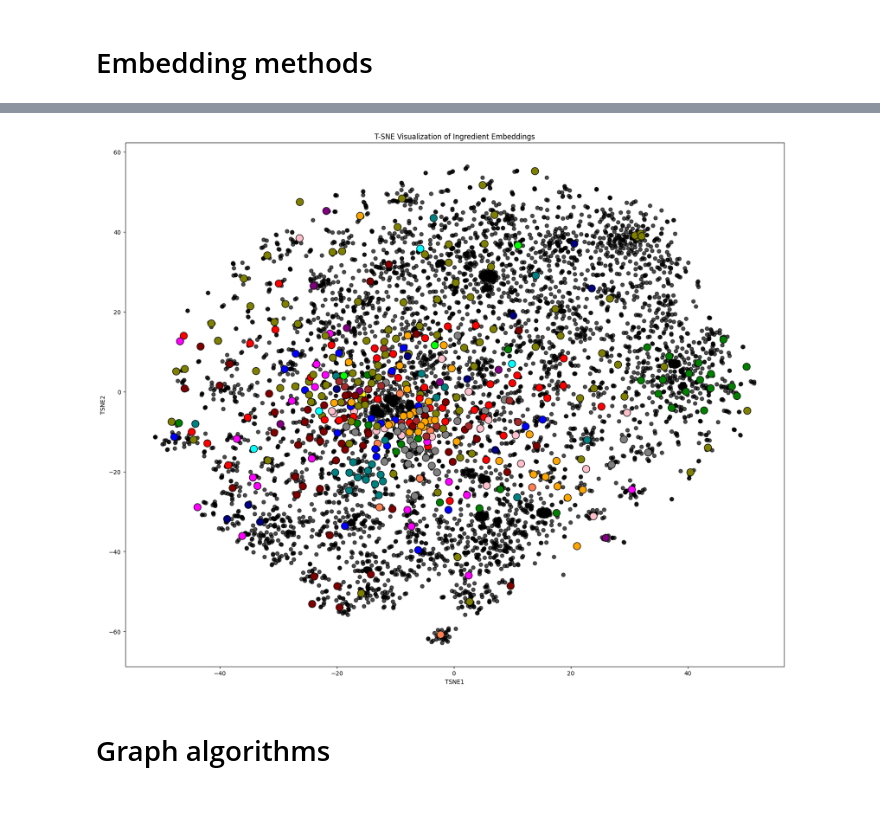
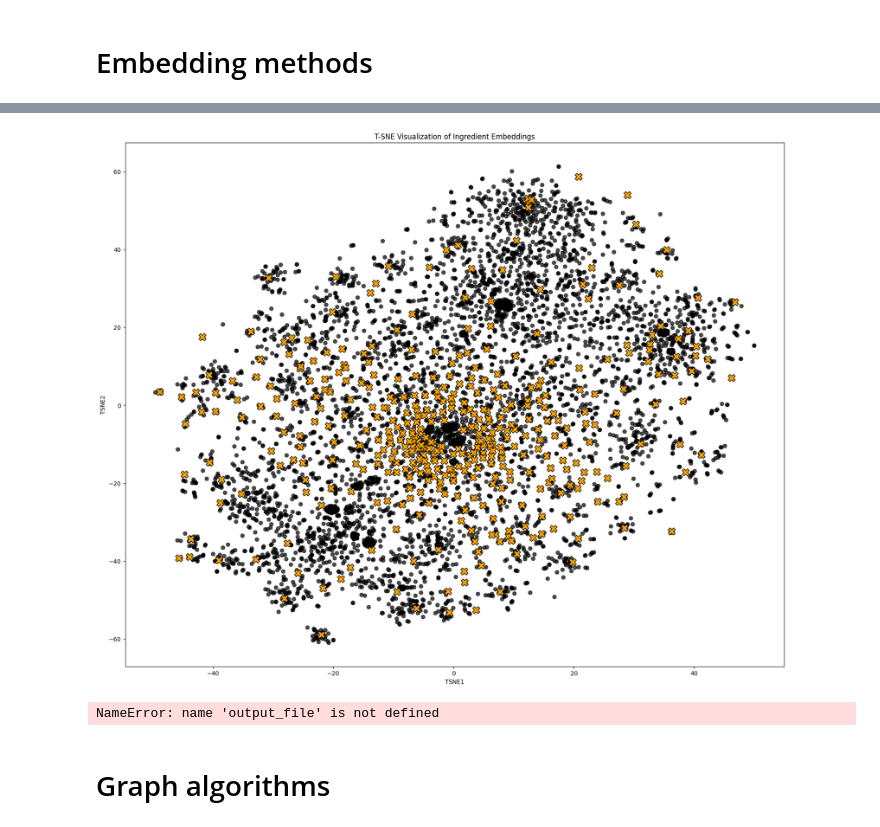
Before and after one commit to Marcrulo/ElevateMyDish, a Jupyter notebook: src/main.ipynb, the cells around one changed output, grey strips where cells are left out. Saved outputs shown, nothing was run; the diff lists cells and outputs as text; code cells hidden in the pictures.

```diff
--- a/src/main.ipynb
+++ b/src/main.ipynb
@@ -101,7 +107,5 @@ top_n_ingredients
 # %%
 # Apply T-SNE to visualize all embeddings
-from sklearn.manifold import TSNE
-
 tsne = TSNE(n_components=2, perplexity=100, random_state=42)
 # all_embeddings_nohub = np.array([embeddings_dict[str(n)] for n in G.nodes()])
 all_embeddings_2d = tsne.fit_transform(all_embeddings)
@@ -112,6 +116,7 @@ embedding_df = pd.DataFrame(all_embeddings_2d, index=G.nodes(), columns=['TSNE1'
 # define point categories from ingr2cat
 ingr2cat_dict = dict(zip(ingr2cat['ingredient'], ingr2cat['category']))
 embedding_df['category'] = embedding_df.index.map(lambda x: ingr2cat_dict.get(id_to_name[x], np.nan))
+embedding_df['food_name'] = embedding_df.index.map(lambda x: id_to_name[x])
 cat_colors = {
     'Cereal/Crop/Bean': 'red',
     'Sauce/Powder/Dressing': 'blue',
@@ -119,35 +124,88 @@ cat_colors = {
     'Seafood': 'orange',
     'Essential Oil/Fat': 'purple',
     'Dish/End Product': 'brown',
     'Meat/Animal Product': 'pink',
     'Bakery/Dessert/Snack': 'gray',
     'Plant/Vegetable': 'olive',
     'Flower': 'cyan',
     'Nut/Seed': 'magenta',
     'ETC': 'yellow',
     'Beverage Alcoholic': 'teal',
     'Spice': 'navy',
     'Fruit': 'maroon',
     'Fungus': 'lime',
     'Beverage': 'coral'
 }
 embedding_df['color'] = embedding_df['category'].map(cat_colors).fillna('black')
 
 plt.figure(figsize=(20, 16))
 
 is_hub = nodes.loc[embedding_df.index, 'is_hub']
 hub_embeddings   = embedding_df[is_hub == 'hub']
 nohub_embeddings = embedding_df[is_hub != 'hub']
 plt.scatter(nohub_embeddings['TSNE1'], nohub_embeddings['TSNE2'], color='k', alpha=0.7, s=40)
-plt.scatter(hub_embeddings['TSNE1'], hub_embeddings['TSNE2'], c=hub_embeddings['color'], edgecolor='k', s=150)
+plt.scatter(hub_embeddings['TSNE1'], hub_embeddings['TSNE2'], edgecolor='k', s=150, color='orange', marker='X')#, c=hub_embeddings['color'])
 
 
 plt.title('T-SNE Visualization of Ingredient Embeddings')
 plt.xlabel('TSNE1')
 plt.ylabel('TSNE2')
 plt.show()
 # %% [output]
-[figure, old version]
+[figure, new version]
+# %%
+# Bokeh interactive T-SNE visualization
+from bokeh.models import ColumnDataSource
+
+# Prepare data for Bokeh
+plot_data = embedding_df.copy()
+plot_data['is_hub'] = nodes.loc[embedding_df.index, 'is_hub']
+
+# Separate hub and non-hub data
+hub_data = plot_data[plot_data['is_hub'] == 'hub']
+nohub_data = plot_data[plot_data['is_hub'] != 'hub']
+
+# Create Bokeh figure with fresh hover tool
+p = figure(width=1000, height=800,
+           title="T-SNE Visualization of Ingredient Embeddings (Interactive)",
+           tools="pan,wheel_zoom,box_zoom,reset,save")
+
+# Create data sources
+hub_source = ColumnDataSource(hub_data)
+nohub_source = ColumnDataSource(nohub_data)
+
+# Plot non-hub nodes (smaller, black)
+nohub_scatter = p.circle('TSNE1', 'TSNE2', source=nohub_source,
+                         size=6, color='black', alpha=0.7,
+                         legend_label='Non-hub ingredients')
+
+# Plot hub nodes (larger, colored by category)
+hub_scatter = p.scatter('TSNE1', 'TSNE2', source=hub_source,
+                        size=12, marker='x', line_width=2,
+                        color='color',
+                        legend_label='Hub ingredients')
+
+# Add fresh hover tool
+hover_tsne = HoverTool(tooltips=[
+    ("Ingredient", "@food_name"),
+    ("Category", "@category"),
+    ("Hub", "@is_hub"),
+    ("Node ID", "@index")
+])
+p.add_tools(hover_tsne)
+
+# Customize plot
+p.xaxis.axis_label = "TSNE1"
+p.yaxis.axis_label = "TSNE2"
+p.legend.click_policy = "hide"
+p.legend.location = "top_right"
+
+
+# show(p)
+output_file("../data/network_graph.html")
+save(p)
+# %% [output]
+NameError: name 'output_file' is not defined
 # %% [markdown]
 # Graph algorithms
 # %% [markdown]
```
Also changed, not shown: parts of 10 cells of this notebook, 3 other files.
